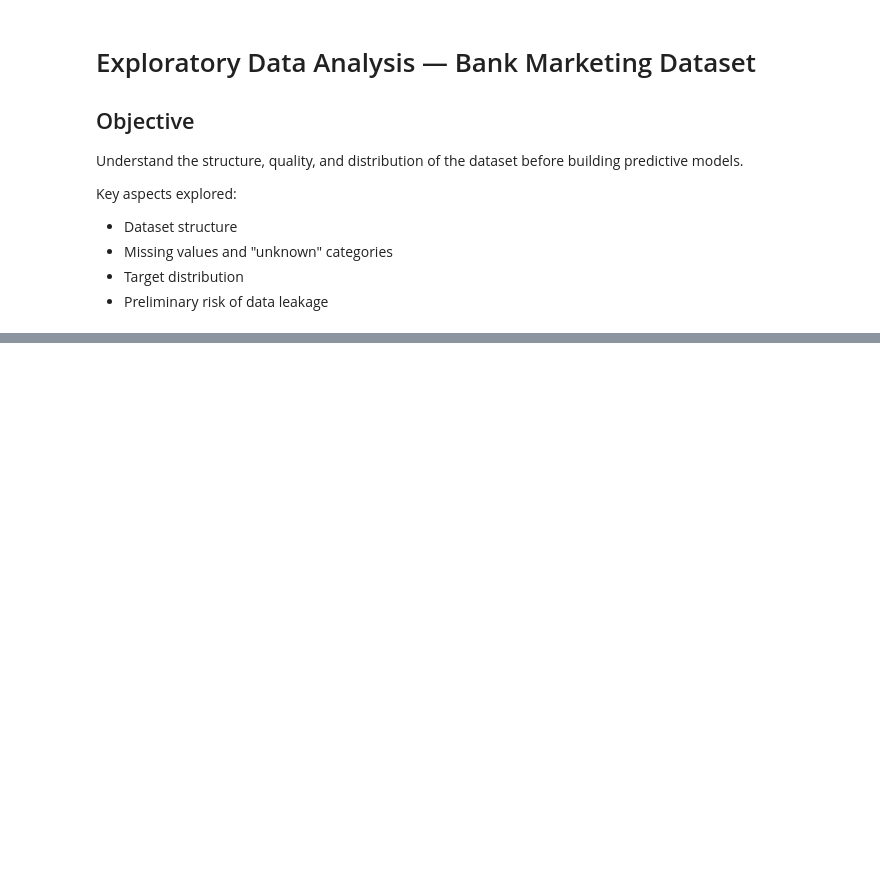
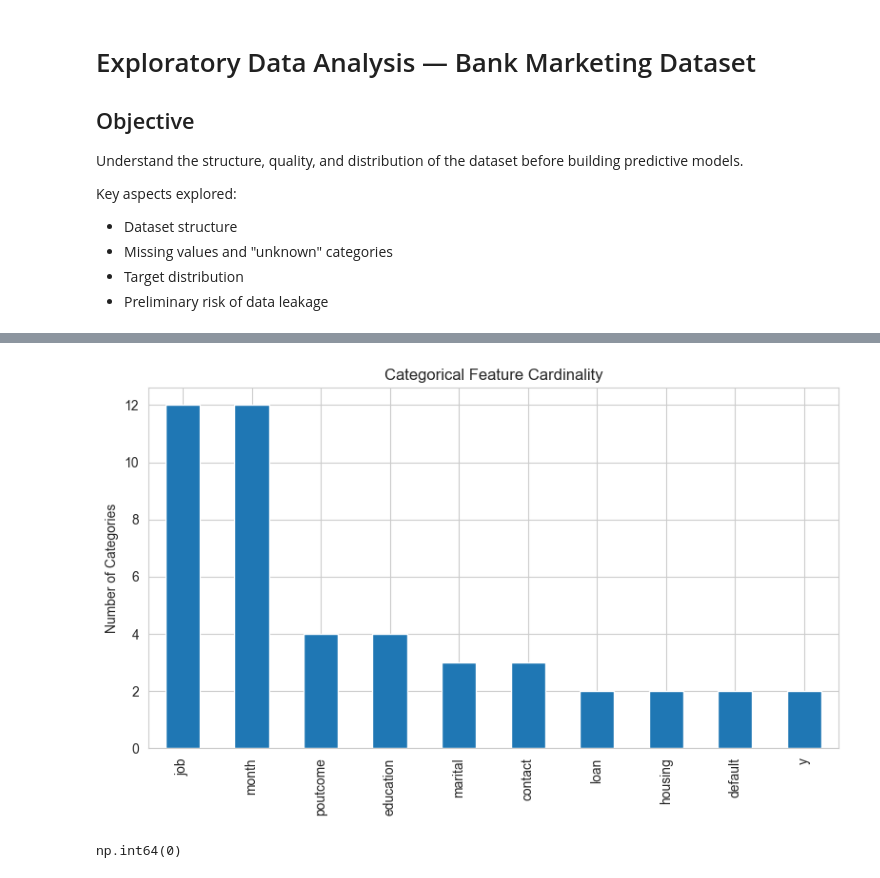
Before and after one commit to Andres-Torrez/bank-marketing-ml-classification, a Jupyter notebook: notebooks/01_eda_overview.ipynb, the cells around one changed output, grey strips where cells are left out. Saved outputs shown, nothing was run; the diff lists cells and outputs as text; code cells hidden in the pictures; blank space fills up the shorter version.

```diff
--- a/notebooks/01_eda_overview.ipynb
+++ b/notebooks/01_eda_overview.ipynb
@@ -27,0 +53,6 @@ FileNotFoundError: [Errno 2] No such file or directory: '../data/bank-full.csv'
+# %%
+num_cols = df.select_dtypes(include=np.number).columns
+cat_cols = df.select_dtypes(include="object").columns
+
+print("Numerical variables:", len(num_cols))
+print("Categorical variables:", len(cat_cols))
@@ -27,0 +78,4 @@ FileNotFoundError: [Errno 2] No such file or directory: '../data/bank-full.csv'
+# %%
+cardinality = df[cat_cols].nunique().sort_values(ascending=False)
+
+cardinality
@@ -27,0 +94,17 @@ FileNotFoundError: [Errno 2] No such file or directory: '../data/bank-full.csv'
+# %%
+cardinality.plot(kind="bar")
+
+plt.title("Categorical Feature Cardinality")
+plt.ylabel("Number of Categories")
+
+plt.tight_layout()
+
+plt.savefig("../reports/figures/categorical_cardinality.png")
+
+plt.show()
+# %% [output]
+[figure, added]
+# %%
+df.duplicated().sum()
+# %% [output]
+np.int64(0)
```
Also changed, not shown: parts of 16 cells of this notebook, 5 other files.
